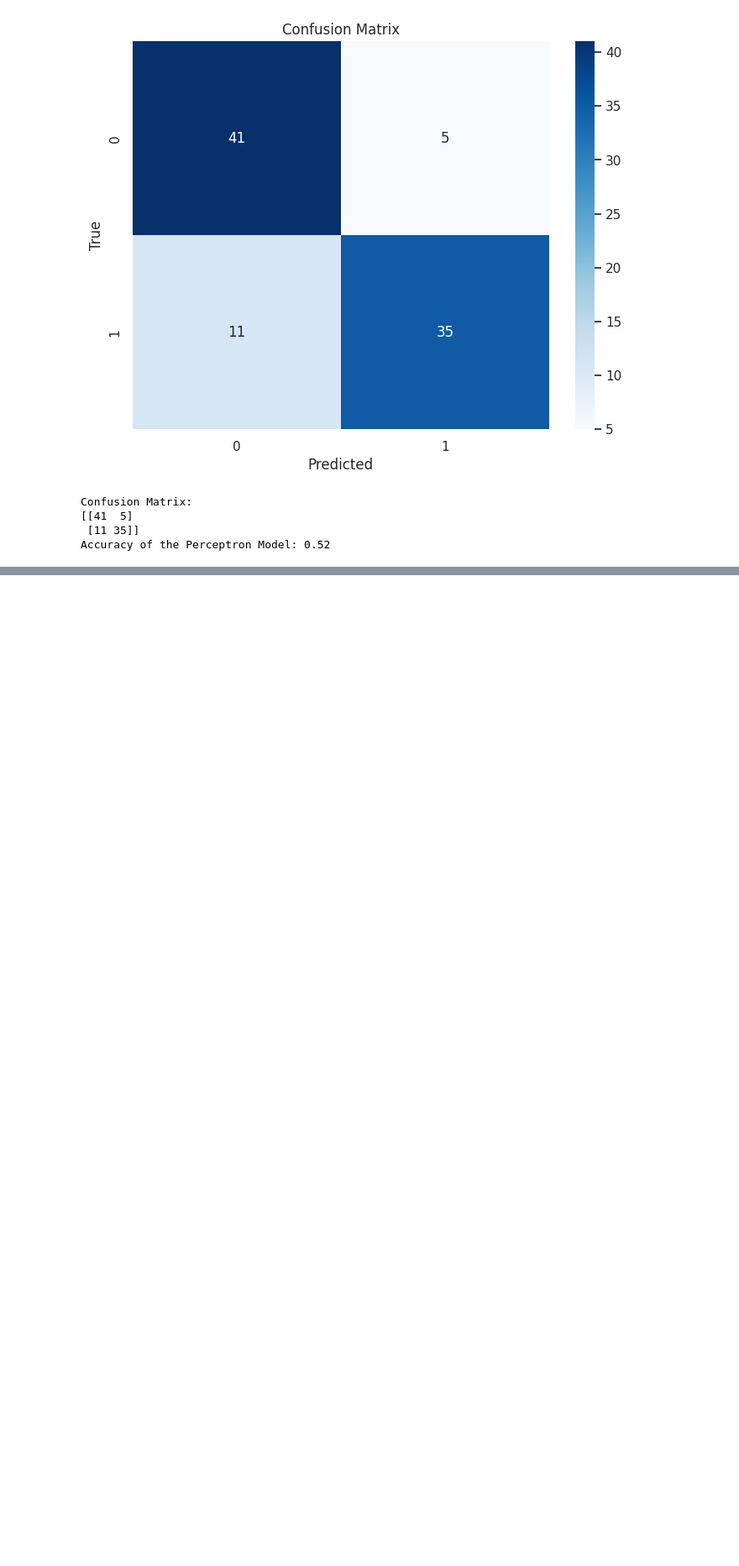
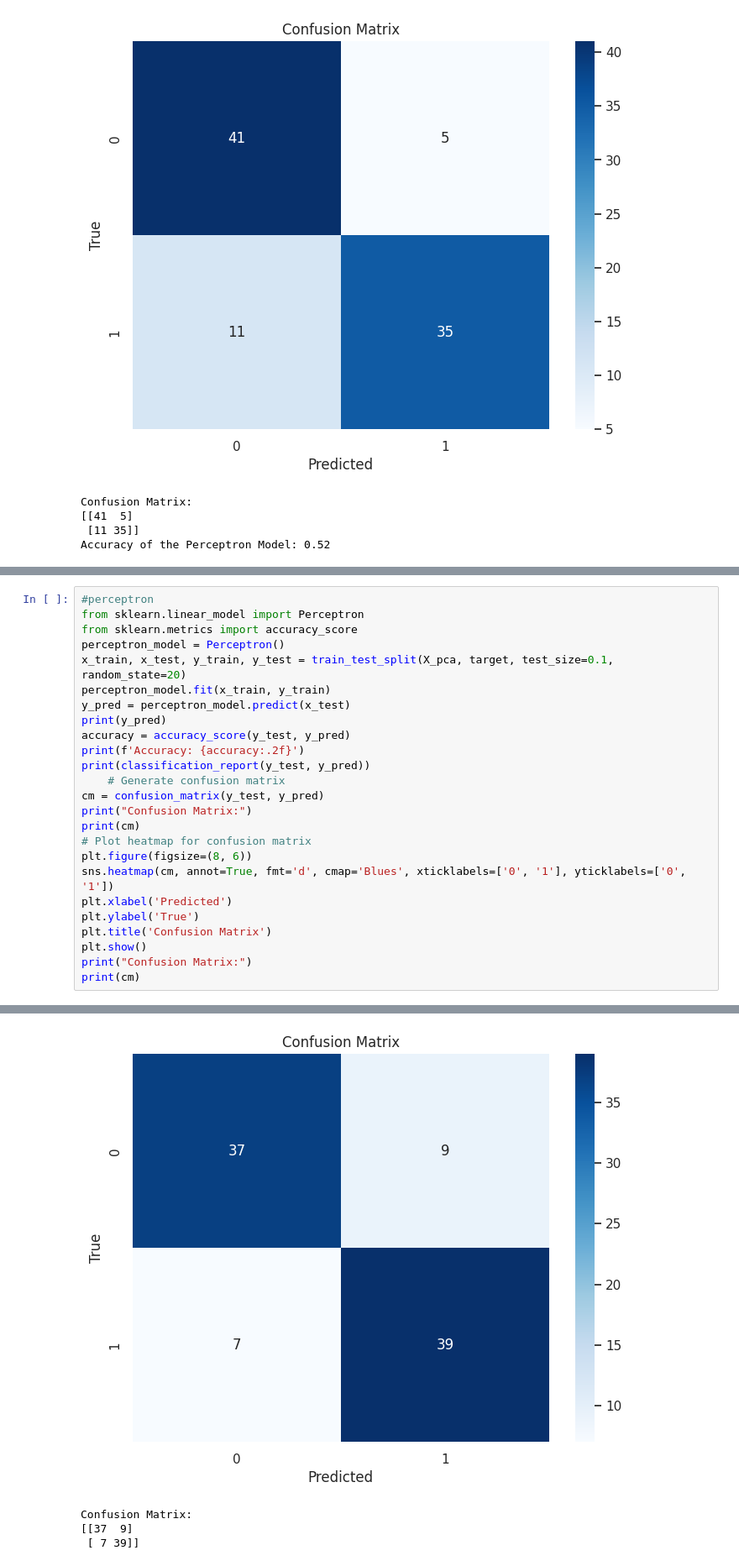
Before and after one commit to Ruthuja-Gaikwad/2203a52117, a Jupyter notebook: capston_project(statml).ipynb, the cells around one changed output, grey strips where cells are left out. Shown at 84% size. Drawn from its saved outputs; the diff is of its cells as text; blank space fills up the shorter version.

```diff
--- a/capston_project(statml).ipynb
+++ b/capston_project(statml).ipynb
@@ -355,0 +408,26 @@ Explained Variance Ratio: [0.2619465  0.13093813]
+# %%
+#perceptron
+from sklearn.linear_model import Perceptron
+from sklearn.metrics import accuracy_score
+perceptron_model = Perceptron()
+x_train, x_test, y_train, y_test = train_test_split(X_pca, target, test_size=0.1, random_state=20)
+perceptron_model.fit(x_train, y_train)
+y_pred = perceptron_model.predict(x_test)
+print(y_pred)
+accuracy = accuracy_score(y_test, y_pred)
+print(f'Accuracy: {accuracy:.2f}')
+print(classification_report(y_test, y_pred))
+    # Generate confusion matrix
+cm = confusion_matrix(y_test, y_pred)
+print("Confusion Matrix:")
+print(cm)
+# Plot heatmap for confusion matrix
+plt.figure(figsize=(8, 6))
+sns.heatmap(cm, annot=True, fmt='d', cmap='Blues', xticklabels=['0', '1'], yticklabels=['0', '1'])
+plt.xlabel('Predicted')
+plt.ylabel('True')
+plt.title('Confusion Matrix')
+plt.show()
+print("Confusion Matrix:")
+print(cm)
+# %% [output]
@@ -355,0 +450,4 @@ Explained Variance Ratio: [0.2619465  0.13093813]
+[figure, added]
+Confusion Matrix:
+[[37  9]
+ [ 7 39]]
```
Also changed, not shown: parts of 12 cells of this notebook.
